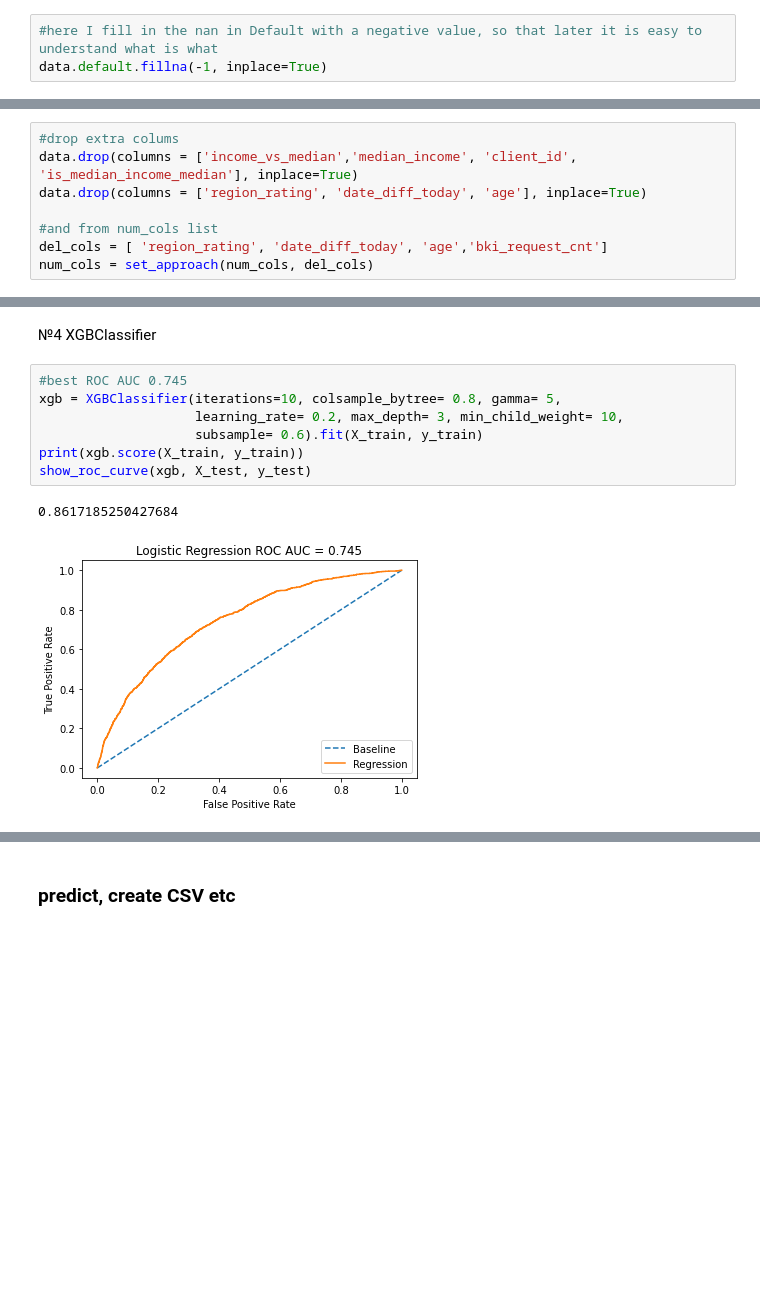
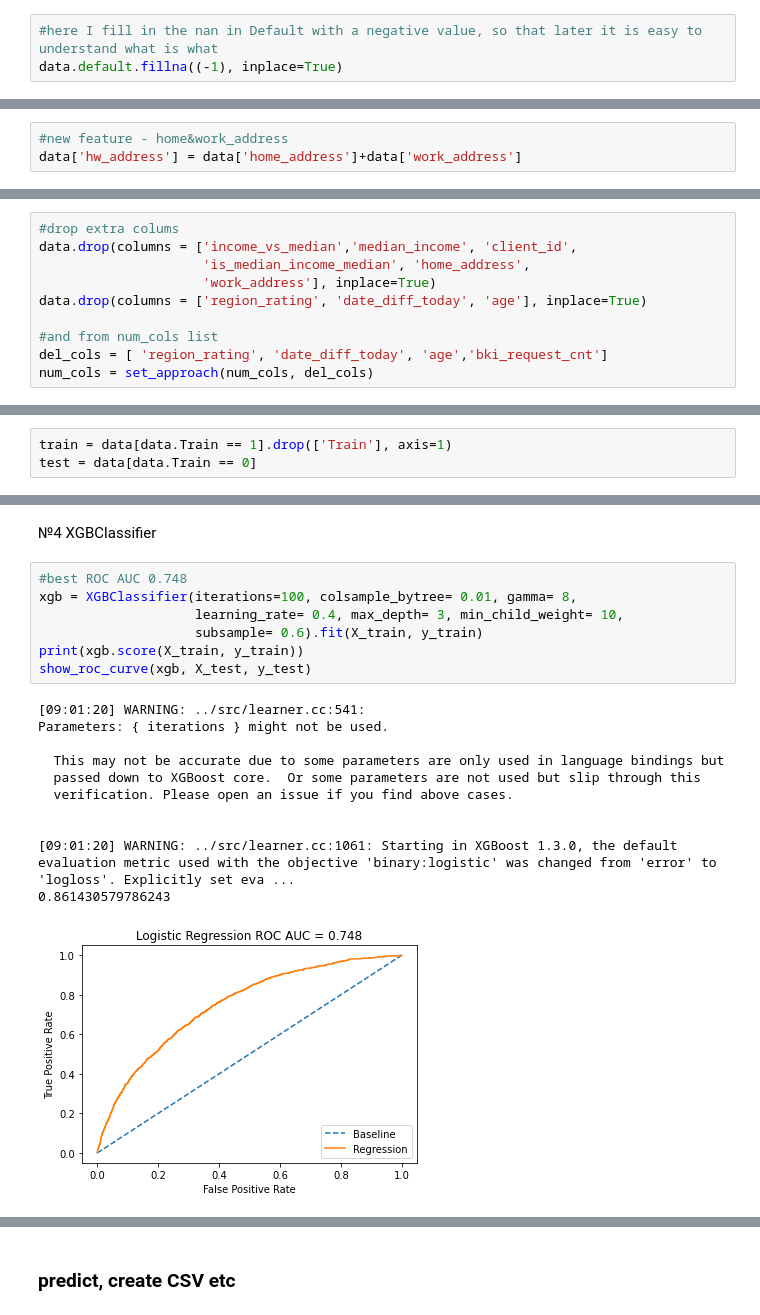
Before and after one commit to PrusRoman/skillfactory_rds, a Jupyter notebook: project_4_Credit_Scoring/sf_Credit_Scoring.ipynb, the cells around one changed output, grey strips where cells are left out. Cells and saved outputs as stored; diff of their text form; blank space fills up the shorter version.

```diff
--- a/project_4_Credit_Scoring/sf_Credit_Scoring.ipynb
+++ b/project_4_Credit_Scoring/sf_Credit_Scoring.ipynb
@@ -217,7 +189,7 @@ Let's fill in the NAN with the most popular education in a group with the same g
 data['education'] = data.groupby(['sex','car','region_rating','good_work','foreign_passport'], sort=False)['education'].apply(lambda x: x.fillna(x.mode().iloc[0]))
 # %%
 #here I fill in the nan in Default with a negative value, so that later it is easy to understand what is what
-data.default.fillna(-1, inplace=True)
+data.default.fillna((-1), inplace=True)
 # %% [markdown]
 ### See category cols
 # %%
@@ -326,5 +298,8 @@ Can see how the Income affects the car, cat_type, foreign_passport, and so on.
 # %%
 #new feature - bki_cnt_first_time
 data['bki_cnt_first_time'] = data['bki_request_cnt'] * data['first_time']
+# %%
+#new feature - home&work_address
+data['hw_address'] = data['home_address']+data['work_address']
 # %%
 #add new field to list bin_cols and show dependency between default and bin_cols + cat_cols
@@ -362,6 +338,8 @@ data.head()
 # %%
 #drop extra colums
-data.drop(columns = ['income_vs_median','median_income', 'client_id', 'is_median_income_median'], inplace=True)
+data.drop(columns = ['income_vs_median','median_income', 'client_id',
+                     'is_median_income_median', 'home_address',
+                     'work_address'], inplace=True)
 data.drop(columns = ['region_rating', 'date_diff_today', 'age'], inplace=True)
 
 #and from num_cols list
@@ -402,0 +384,3 @@ data[num_cols] = scaler.fit_transform(data[num_cols].values)
+# %%
+train = data[data.Train == 1].drop(['Train'], axis=1)
+test = data[data.Train == 0]
@@ -473,15 +470,24 @@ show_roc_curve(lgbm, X_test, y_test)
 # %% [markdown]
 №4 XGBClassifier
 # %%
-#best ROC AUC 0.745
-xgb = XGBClassifier(iterations=10, colsample_bytree= 0.8, gamma= 5,
-                    learning_rate= 0.2, max_depth= 3, min_child_weight= 10,
+#best ROC AUC 0.748
+xgb = XGBClassifier(iterations=100, colsample_bytree= 0.01, gamma= 8,
+                    learning_rate= 0.4, max_depth= 3, min_child_weight= 10,
                     subsample= 0.6).fit(X_train, y_train)
 print(xgb.score(X_train, y_train))
 show_roc_curve(xgb, X_test, y_test)
 # %% [output]
-0.8617185250427684
+[09:01:20] WARNING: ../src/learner.cc:541:
+Parameters: { iterations } might not be used.
+
+  This may not be accurate due to some parameters are only used in language bindings but
+  passed down to XGBoost core.  Or some parameters are not used but slip through this
+  verification. Please open an issue if you find above cases.
+
+
+[09:01:20] WARNING: ../src/learner.cc:1061: Starting in XGBoost 1.3.0, the default evaluation metric used with the objective 'binary:logistic' was changed from 'error' to 'logloss'. Explicitly set eva ...
+0.861430579786243
-[figure, old version]
+[figure, new version]
 # %% [markdown]
 <img src="https://miro.medium.com/max/390/1*KTr6fY-beuzwICSDJeofww.jpeg" />
 # %% [markdown]
```
Also changed, not shown: parts of 28 cells of this notebook, 1 other file.
